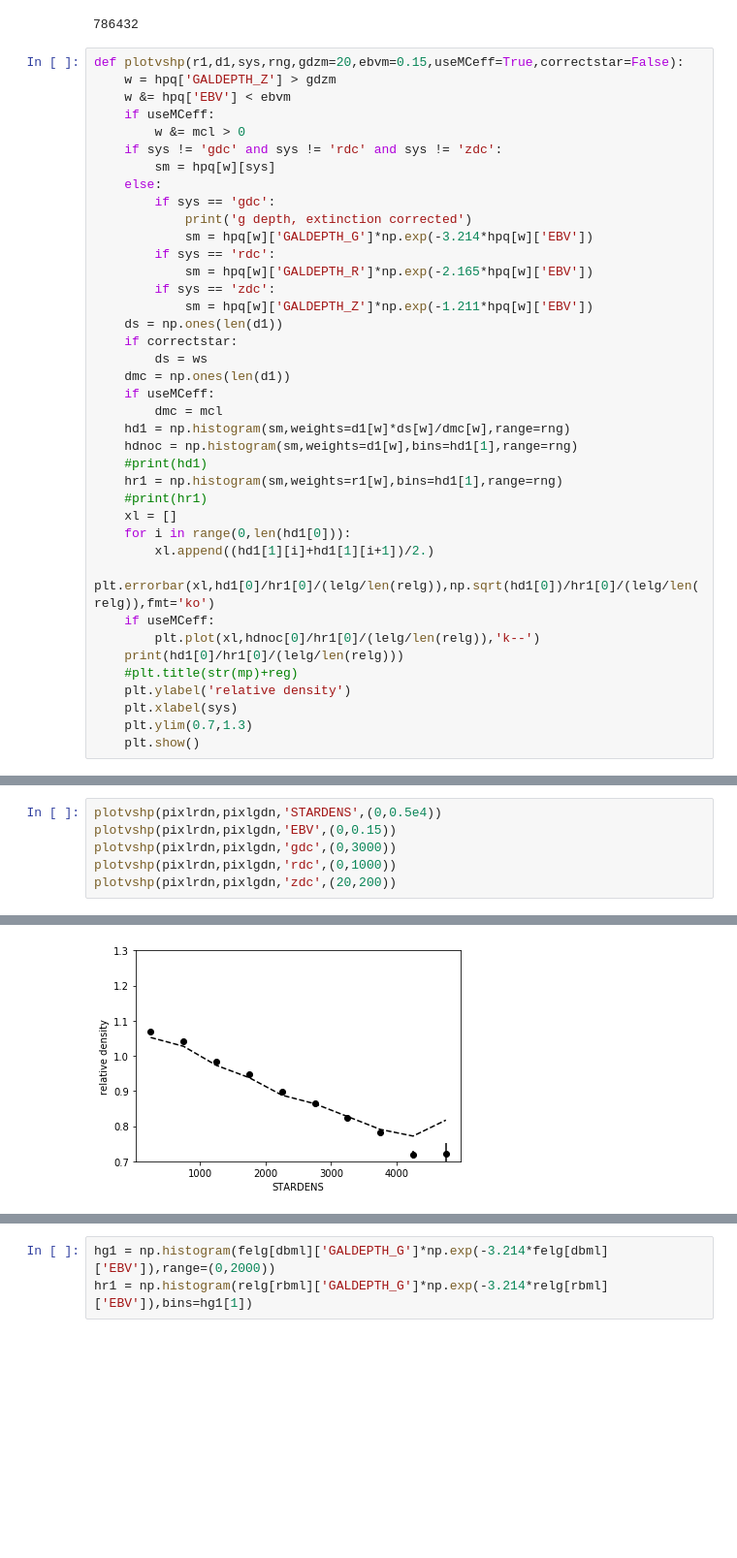
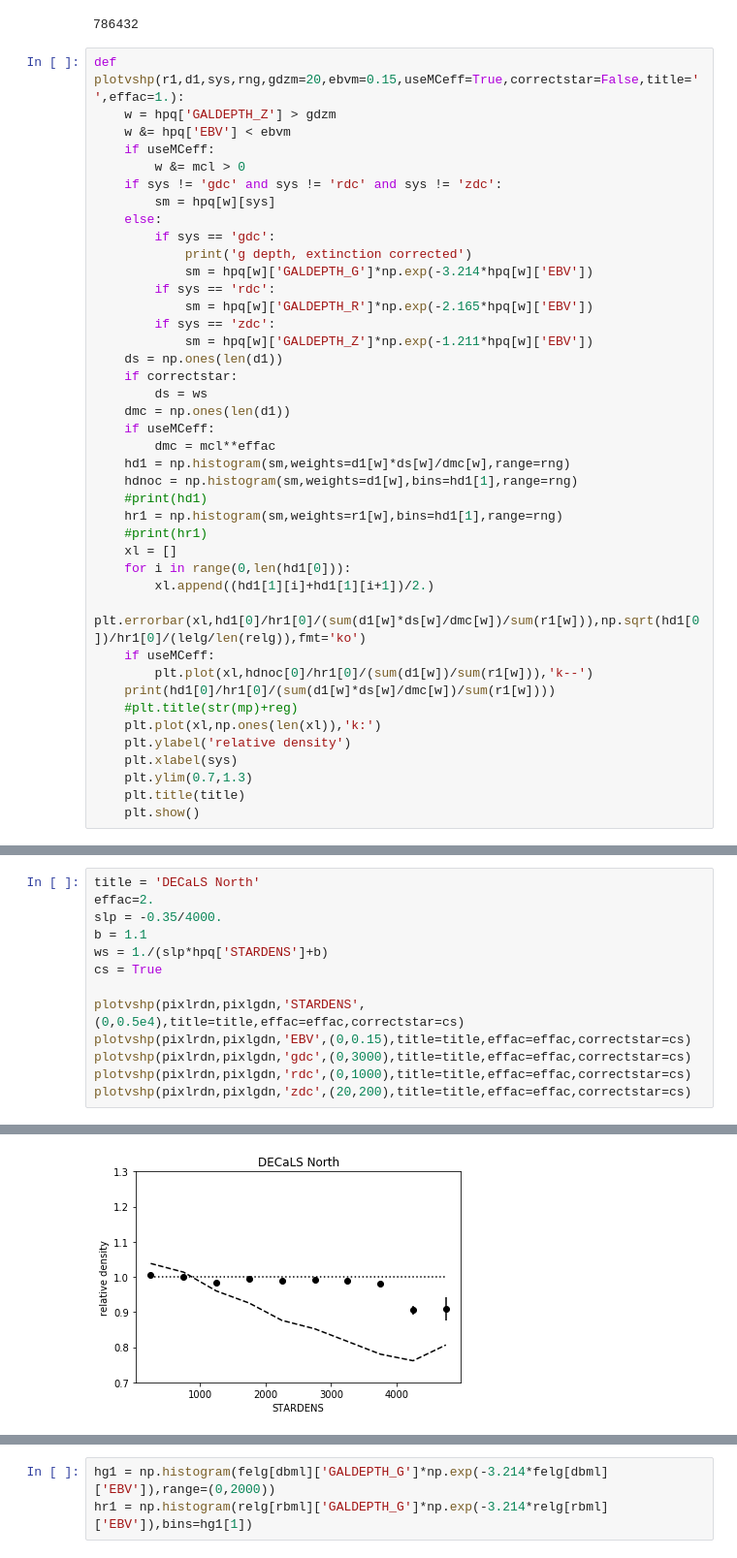
Before and after one commit to desihub/LSS, a Jupyter notebook: Sandbox/ELGgalforeground.ipynb, the cells around one changed output, grey strips where cells are left out. Shown at 97% size. Cells and saved outputs as stored; diff of their text form; blank space fills up the shorter version.

```diff
--- a/Sandbox/ELGgalforeground.ipynb
+++ b/Sandbox/ELGgalforeground.ipynb
@@ -130,7 +130,7 @@ print(len(pixlgds))
 # %% [output]
 786432
 # %%
-def plotvshp(r1,d1,sys,rng,gdzm=20,ebvm=0.15,useMCeff=True,correctstar=False):
+def plotvshp(r1,d1,sys,rng,gdzm=20,ebvm=0.15,useMCeff=True,correctstar=False,title='',effac=1.):
     w = hpq['GALDEPTH_Z'] > gdzm
     w &= hpq['EBV'] < ebvm
     if useMCeff:
@@ -150,7 +150,7 @@ def plotvshp(r1,d1,sys,rng,gdzm=20,ebvm=0.15,useMCeff=True,correctstar=False):
         ds = ws
     dmc = np.ones(len(d1))
     if useMCeff:
-        dmc = mcl
+        dmc = mcl**effac
     hd1 = np.histogram(sm,weights=d1[w]*ds[w]/dmc[w],range=rng)
     hdnoc = np.histogram(sm,weights=d1[w],bins=hd1[1],range=rng)
     #print(hd1)
@@ -159,13 +159,15 @@ def plotvshp(r1,d1,sys,rng,gdzm=20,ebvm=0.15,useMCeff=True,correctstar=False):
     xl = []
     for i in range(0,len(hd1[0])):
         xl.append((hd1[1][i]+hd1[1][i+1])/2.)
-    plt.errorbar(xl,hd1[0]/hr1[0]/(lelg/len(relg)),np.sqrt(hd1[0])/hr1[0]/(lelg/len(relg)),fmt='ko')
+    plt.errorbar(xl,hd1[0]/hr1[0]/(sum(d1[w]*ds[w]/dmc[w])/sum(r1[w])),np.sqrt(hd1[0])/hr1[0]/(lelg/len(relg)),fmt='ko')
     if useMCeff:
-        plt.plot(xl,hdnoc[0]/hr1[0]/(lelg/len(relg)),'k--')
-    print(hd1[0]/hr1[0]/(lelg/len(relg)))
+        plt.plot(xl,hdnoc[0]/hr1[0]/(sum(d1[w])/sum(r1[w])),'k--')
+    print(hd1[0]/hr1[0]/(sum(d1[w]*ds[w]/dmc[w])/sum(r1[w])))
     #plt.title(str(mp)+reg)
+    plt.plot(xl,np.ones(len(xl)),'k:')
     plt.ylabel('relative density')
     plt.xlabel(sys)
     plt.ylim(0.7,1.3)
+    plt.title(title)
     plt.show()
 # %%
@@ -194,7 +198,14 @@ g depth, extinction corrected
 # %%
-plotvshp(pixlrdn,pixlgdn,'STARDENS',(0,0.5e4))
-plotvshp(pixlrdn,pixlgdn,'EBV',(0,0.15))
-plotvshp(pixlrdn,pixlgdn,'gdc',(0,3000))
-plotvshp(pixlrdn,pixlgdn,'rdc',(0,1000))
-plotvshp(pixlrdn,pixlgdn,'zdc',(20,200))
+title = 'DECaLS North'
+effac=2.
+slp = -0.35/4000.
+b = 1.1
+ws = 1./(slp*hpq['STARDENS']+b)
+cs = True
+
+plotvshp(pixlrdn,pixlgdn,'STARDENS',(0,0.5e4),title=title,effac=effac,correctstar=cs)
+plotvshp(pixlrdn,pixlgdn,'EBV',(0,0.15),title=title,effac=effac,correctstar=cs)
+plotvshp(pixlrdn,pixlgdn,'gdc',(0,3000),title=title,effac=effac,correctstar=cs)
+plotvshp(pixlrdn,pixlgdn,'rdc',(0,1000),title=title,effac=effac,correctstar=cs)
+plotvshp(pixlrdn,pixlgdn,'zdc',(20,200),title=title,effac=effac,correctstar=cs)
 # %% [output]
@@ -203 +214 @@ plotvshp(pixlrdn,pixlgdn,'zdc',(20,200))
-[figure, old version]
+[figure, new version]
```
Also changed, not shown: parts of 4 cells of this notebook.
